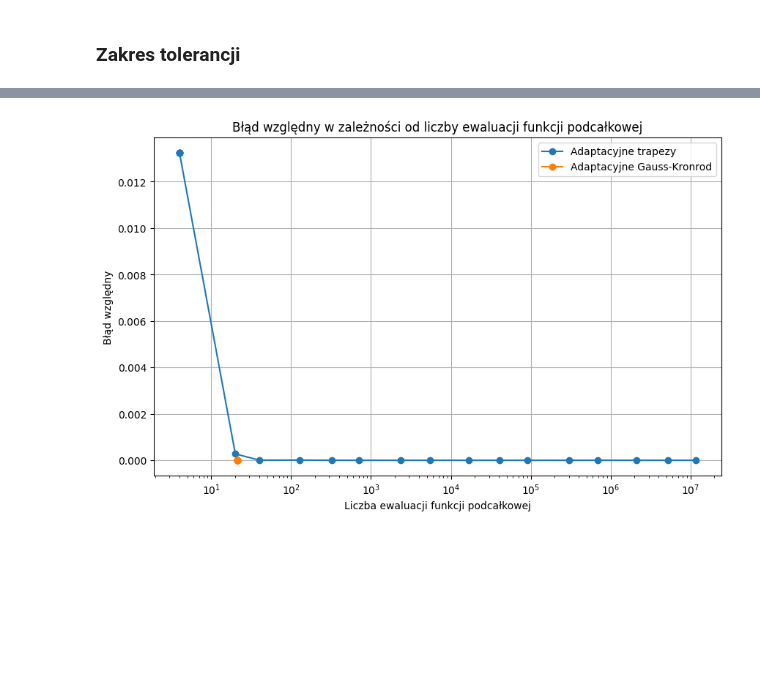
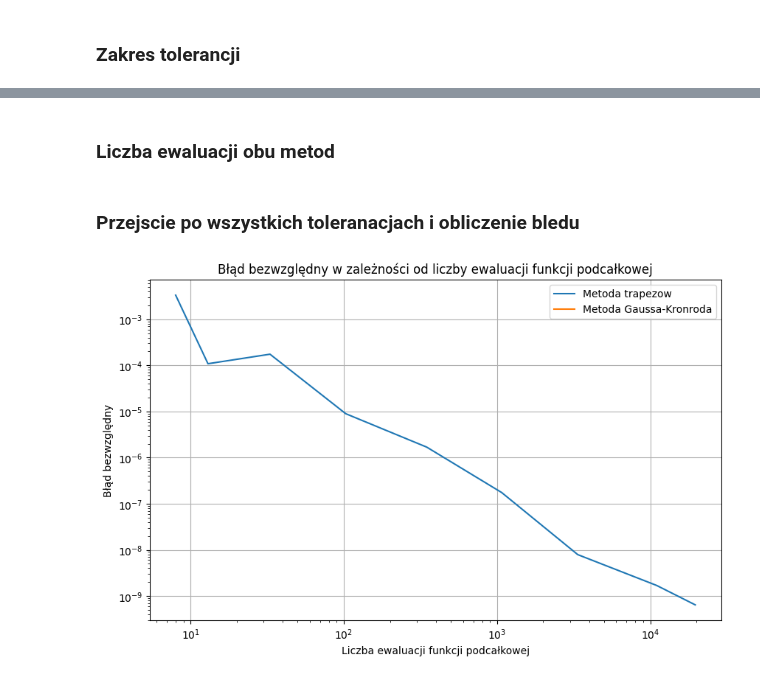
Before and after one commit to arturgesiarz/CalculationTechMethods-Course, a Jupyter notebook: lab07/ex1.ipynb, the cells around one changed output, grey strips where cells are left out. Saved outputs shown, nothing was run; the diff lists cells and outputs as text; code cells hidden in the pictures; blank space fills up the shorter version.

```diff
--- a/lab07/ex1.ipynb
+++ b/lab07/ex1.ipynb
@@ -92,0 +36,3 @@ for tol in tolerances:
+# %%
+a = 0
+b = 1
@@ -93,14 +41,37 @@ for tol in tolerances:
+# %%
+errors_trap = []
+errors_gauss_kronrod = []
+# %% [markdown]
+### Liczba ewaluacji obu metod
+# %%
+evals_trap = []
+evals_gauss_kronrod = []
+# %% [markdown]
+### Przejscie po wszystkich toleranacjach i obliczenie bledu
+# %%
+for tol in tolerances:
+    integrate_trap, neval_trap = adaptive_trapezoidal_integration(a, b, tol)
+    integrate_gauss_kronrod, neval_gauss_kronrod = adaptive_gauss_kronrod_integration(a, b, tol)
+
+    error_trap = np.abs(integrate_trap - exact_value) / exact_value
+    error_gauss_kronrod = np.abs(integrate_gauss_kronrod - exact_value) / exact_value
+
+    errors_trap.append(error_trap)
+    errors_gauss_kronrod.append(error_gauss_kronrod)
+
+    evals_trap.append(neval_trap)
+    evals_gauss_kronrod.append(neval_gauss_kronrod)
 # %%
 plt.figure(figsize=(10, 6))
-plt.semilogx(evaluations_trapezoidal, errors_trapezoidal, marker='o', label='Adaptacyjne trapezy')
-plt.semilogx(evaluations_gauss_kronrod, errors_gauss_kronrod, marker='o', label='Adaptacyjne Gauss-Kronrod')
-plt.title('Błąd względny w zależności od liczby ewaluacji funkcji podcałkowej')
+plt.semilogy(evals_trap, errors_trap, label='Metoda trapezow')
+plt.semilogy(evals_gauss_kronrod, errors_gauss_kronrod, label='Metoda Gaussa-Kronroda')
+plt.title('Błąd bezwzględny w zależności od liczby ewaluacji funkcji podcałkowej')
 plt.xlabel('Liczba ewaluacji funkcji podcałkowej')
-plt.ylabel('Błąd względny')
+plt.ylabel('Błąd bezwzględny')
+plt.xscale('log')
+plt.yscale('log')
 plt.legend()
 plt.grid(True)
 plt.show()
-
-# zestawic z metodami nieadaptacyjnmi oraz przyjac skale logatymiczna na obu osiach
 # %% [output]
-[figure, old version]
+[figure, new version]
```
Also changed, not shown: parts of 27 cells of this notebook.
